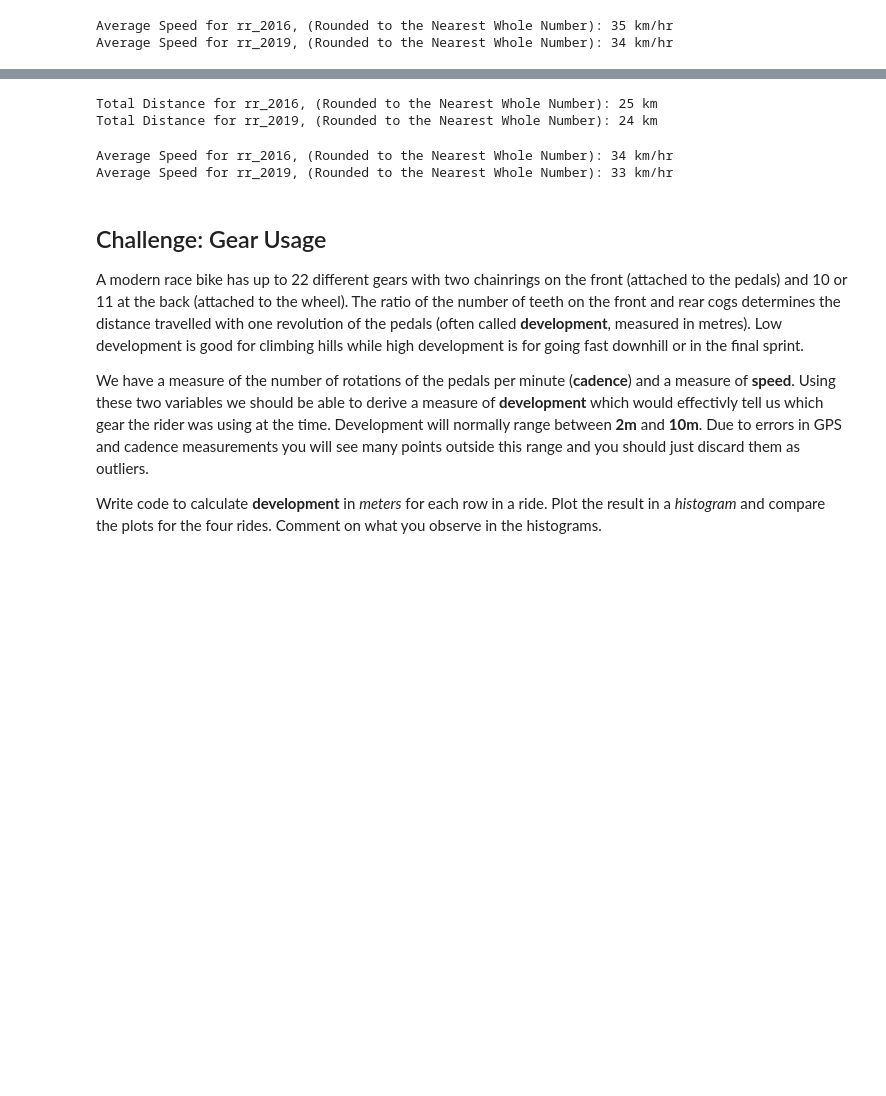
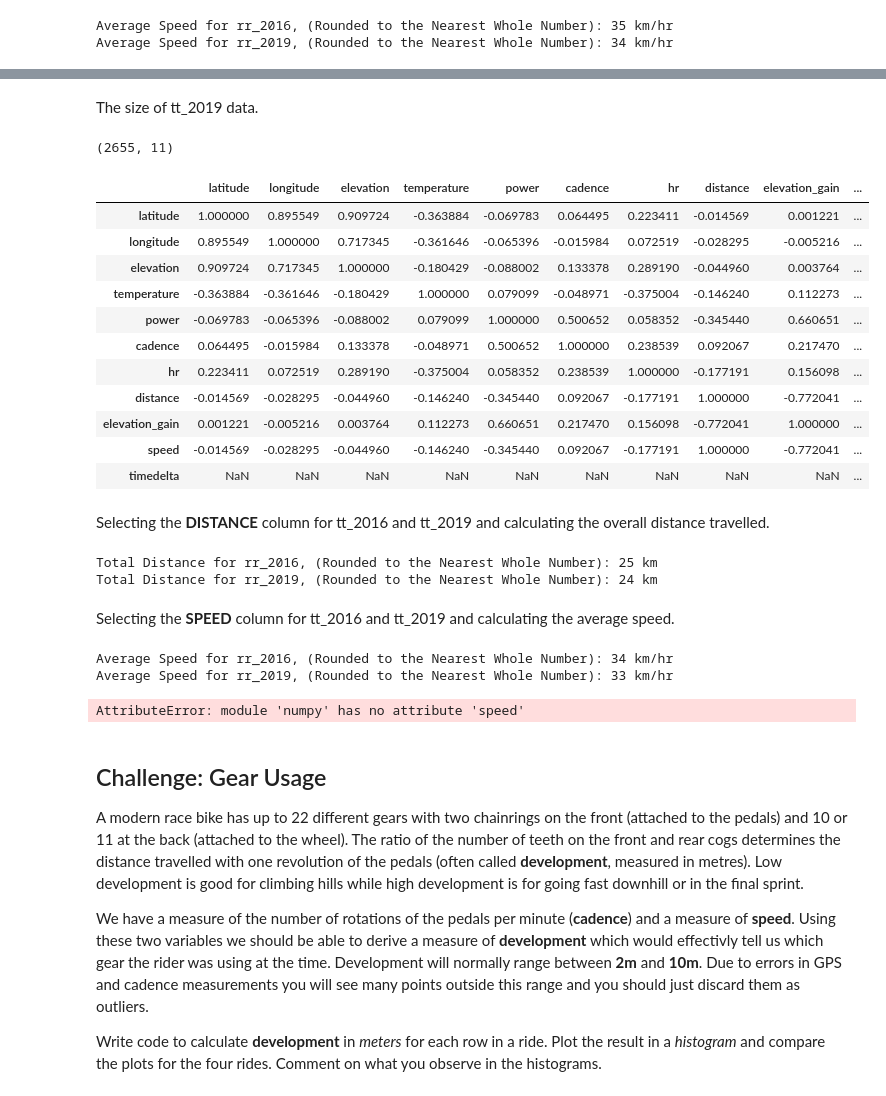
Before and after one commit to MQCOMP2200-S2-2021/data-science-portfolio-avagardiner, a Jupyter notebook: Portfolio 1.ipynb, the cells around one changed output, grey strips where cells are left out. Cells and saved outputs as stored; diff of their text form; code cells hidden in the pictures; blank space fills up the shorter version.

```diff
--- a/Portfolio 1.ipynb
+++ b/Portfolio 1.ipynb
@@ -100,6 +167,29 @@ tt_2019.head()
 | 2019-06-01 22:54:57+00:00 | -33.415767 | 151.222041 | 219.4 | 13.0 | 0.0 | 0.0 | 88.0 | 0.001909 | 0.0 | ... |
 | 2019-06-01 22:54:58+00:00 | -33.415751 | 151.222032 | 219.4 | 13.0 | 0.0 | 0.0 | 89.0 | 0.001965 | 0.0 | ... |
 | 2019-06-01 22:54:59+00:00 | -33.415735 | 151.222022 | 219.4 | 13.0 | 0.0 | 0.0 | 89.0 | 0.002007 | 0.0 | ... |
+# %% [markdown]
+The size of tt_2019 data.
+# %%
+tt_2019.shape
+# %% [output]
+(2655, 11)
+# %%
+tt_2019.corr()
+# %% [output]
+|  | latitude | longitude | elevation | temperature | power | cadence | hr | distance | elevation_gain | ... |
+| latitude | 1.000000 | 0.895549 | 0.909724 | -0.363884 | -0.069783 | 0.064495 | 0.223411 | -0.014569 | 0.001221 | ... |
+| longitude | 0.895549 | 1.000000 | 0.717345 | -0.361646 | -0.065396 | -0.015984 | 0.072519 | -0.028295 | -0.005216 | ... |
+| elevation | 0.909724 | 0.717345 | 1.000000 | -0.180429 | -0.088002 | 0.133378 | 0.289190 | -0.044960 | 0.003764 | ... |
+| temperature | -0.363884 | -0.361646 | -0.180429 | 1.000000 | 0.079099 | -0.048971 | -0.375004 | -0.146240 | 0.112273 | ... |
+| power | -0.069783 | -0.065396 | -0.088002 | 0.079099 | 1.000000 | 0.500652 | 0.058352 | -0.345440 | 0.660651 | ... |
+| cadence | 0.064495 | -0.015984 | 0.133378 | -0.048971 | 0.500652 | 1.000000 | 0.238539 | 0.092067 | 0.217470 | ... |
+| hr | 0.223411 | 0.072519 | 0.289190 | -0.375004 | 0.058352 | 0.238539 | 1.000000 | -0.177191 | 0.156098 | ... |
+| distance | -0.014569 | -0.028295 | -0.044960 | -0.146240 | -0.345440 | 0.092067 | -0.177191 | 1.000000 | -0.772041 | ... |
+| elevation_gain | 0.001221 | -0.005216 | 0.003764 | 0.112273 | 0.660651 | 0.217470 | 0.156098 | -0.772041 | 1.000000 | ... |
+| speed | -0.014569 | -0.028295 | -0.044960 | -0.146240 | -0.345440 | 0.092067 | -0.177191 | 1.000000 | -0.772041 | ... |
+| timedelta | NaN | NaN | NaN | NaN | NaN | NaN | NaN | NaN | NaN | ... |
+# %% [markdown]
+Selecting the **DISTANCE** column for tt_2016 and tt_2019 and calculating the overall distance travelled.
 # %%
 # Total Distance for tt_2016
 TotalDistance2016 = tt_2016["distance"].sum()
@@ -111,6 +201,8 @@ print("Total Distance for rr_2019, (Rounded to the Nearest Whole Number):", "{0:
 # %% [output]
 Total Distance for rr_2016, (Rounded to the Nearest Whole Number): 25 km
 Total Distance for rr_2019, (Rounded to the Nearest Whole Number): 24 km
+# %% [markdown]
+Selecting the **SPEED** column for tt_2016 and tt_2019 and calculating the average speed.
 # %%
 # Average Speed for tt_2016
 AverageSpeed2016 = tt_2016["speed"].mean()
@@ -122,6 +214,15 @@ print("Average Speed for rr_2019, (Rounded to the Nearest Whole Number):", "{0:.
 # %% [output]
 Average Speed for rr_2016, (Rounded to the Nearest Whole Number): 34 km/hr
 Average Speed for rr_2019, (Rounded to the Nearest Whole Number): 33 km/hr
+# %%
+# Simple lines in same plot
+x=np.linspace(1,10,200)
+
+# plot
+tt_2016.plot(x, np.speed(x))
+tt_2019.plot(x,np.speed(x))
+# %% [output]
+AttributeError: module 'numpy' has no attribute 'speed'
 # %% [markdown]
 ## Challenge: Gear Usage
 
```
Also changed, not shown: parts of 11 cells of this notebook.
